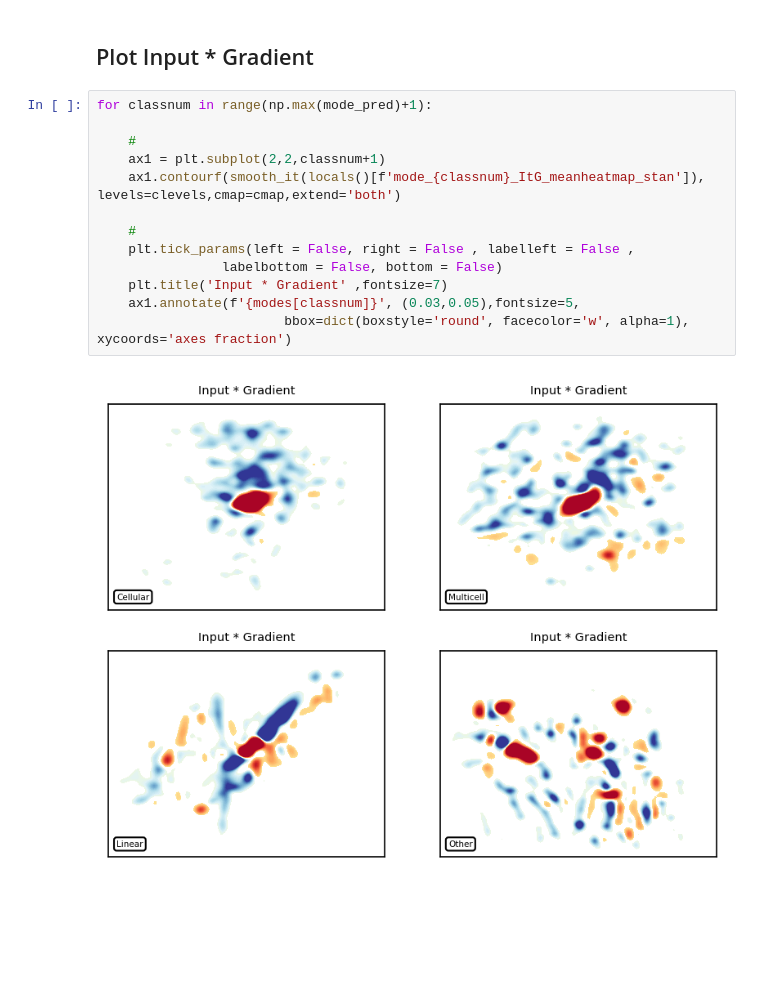
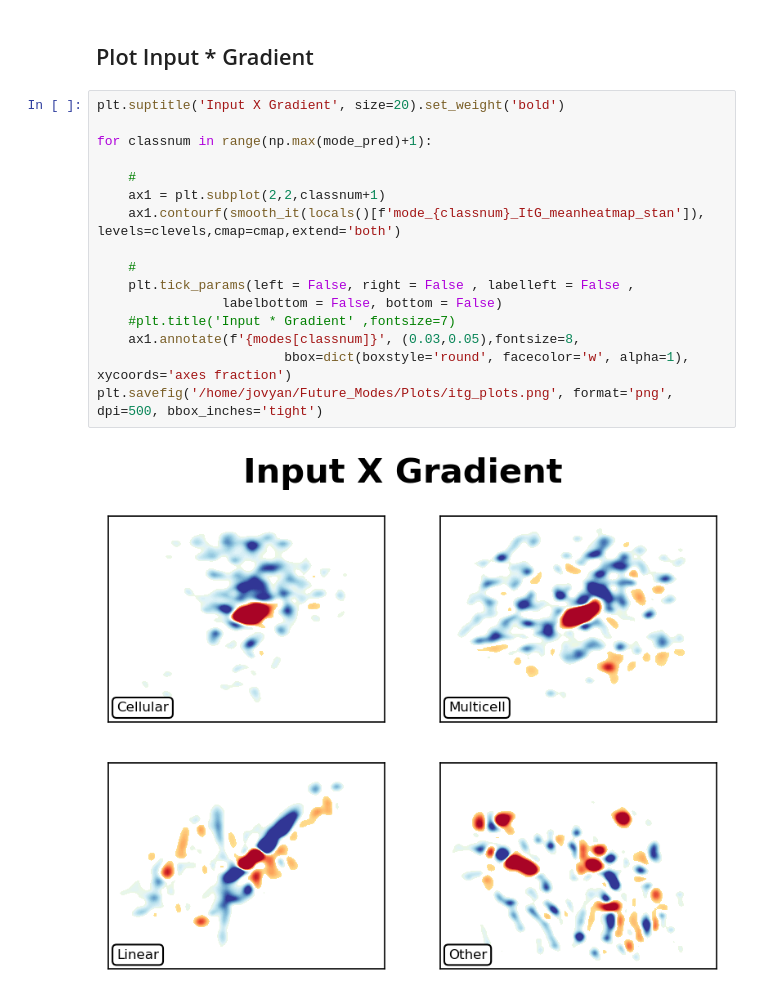
Before and after one commit to jcorner1/Future_Modes, a Jupyter notebook: Code/Jetstream/Convective_Mode_ItG.ipynb, the cells around one changed output. Saved outputs shown, nothing was run; the diff lists cells and outputs as text; blank space fills up the shorter version.

```diff
--- a/Code/Jetstream/Convective_Mode_ItG.ipynb
+++ b/Code/Jetstream/Convective_Mode_ItG.ipynb
@@ -341,17 +341,20 @@ for classnum in range(np.max(mode_pred)+1):
 # %% [markdown]
 ## Plot Input * Gradient
 # %%
+plt.suptitle('Input X Gradient', size=20).set_weight('bold')
+
 for classnum in range(np.max(mode_pred)+1):
 
     #
     ax1 = plt.subplot(2,2,classnum+1)
     ax1.contourf(smooth_it(locals()[f'mode_{classnum}_ItG_meanheatmap_stan']), levels=clevels,cmap=cmap,extend='both')
 
     #
     plt.tick_params(left = False, right = False , labelleft = False ,
                 labelbottom = False, bottom = False)
-    plt.title('Input * Gradient' ,fontsize=7)
-    ax1.annotate(f'{modes[classnum]}', (0.03,0.05),fontsize=5,
+    #plt.title('Input * Gradient' ,fontsize=7)
+    ax1.annotate(f'{modes[classnum]}', (0.03,0.05),fontsize=8,
                         bbox=dict(boxstyle='round', facecolor='w', alpha=1), xycoords='axes fraction')
+plt.savefig('/home/jovyan/Future_Modes/Plots/itg_plots.png', format='png', dpi=500, bbox_inches='tight')
 # %% [output]
-[figure, old version]
+[figure, new version]
```
Also changed, not shown: parts of 3 cells of this notebook, 6 other files.
